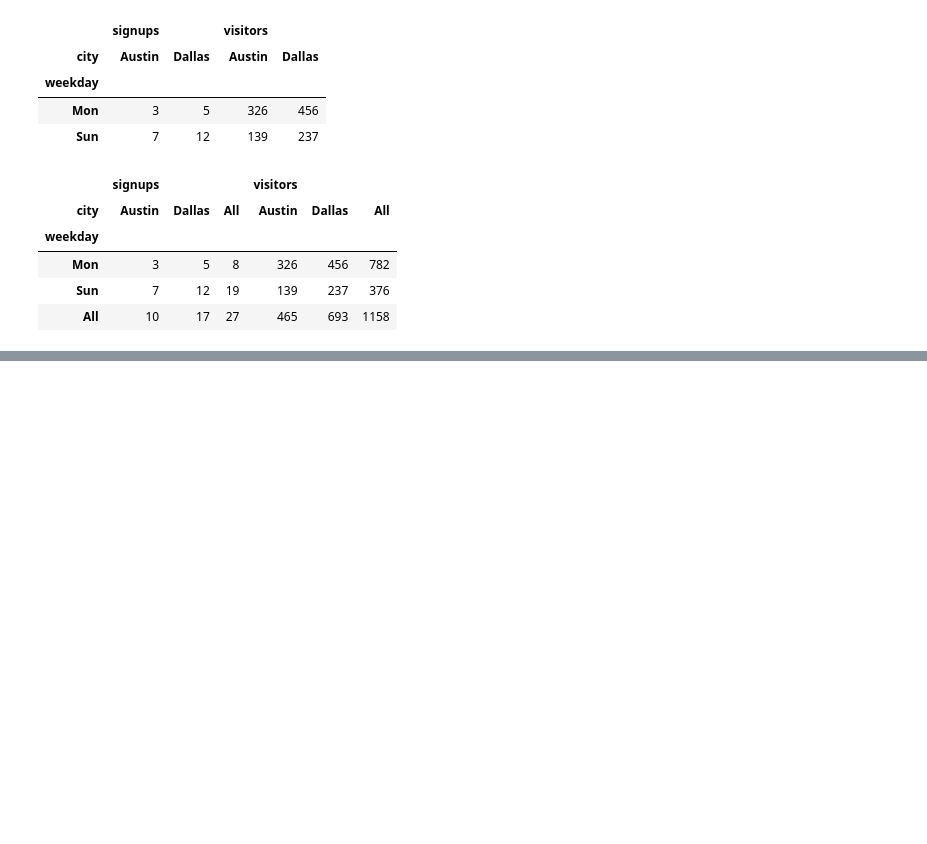
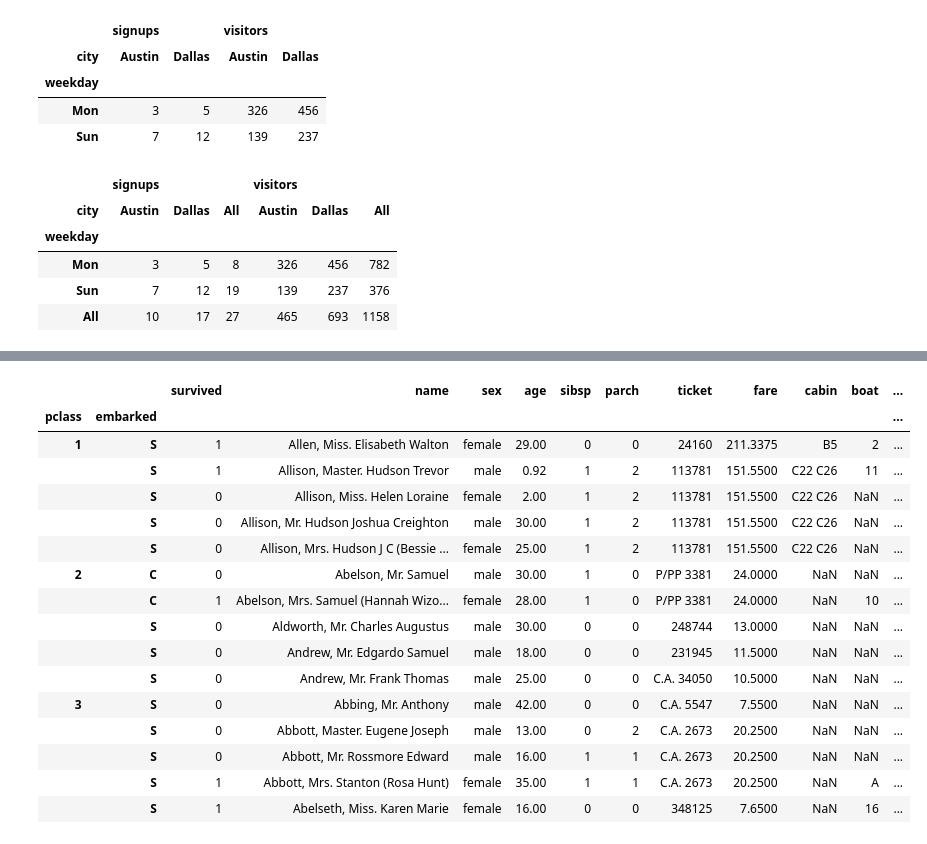
Before and after one commit to SurajKande/python-pandas, a Jupyter notebook: pandas_dataframe_manipulation.ipynb, the cells around one changed output, grey strips where cells are left out. Drawn from its saved outputs; the diff is of its cells as text; code cells hidden in the pictures; blank space fills up the shorter version.

```diff
--- a/pandas_dataframe_manipulation.ipynb
+++ b/pandas_dataframe_manipulation.ipynb
@@ -591,0 +693,2 @@ signups_visitors
+# %%
+titanic_indexed_class_embarked = titanic_data_frame.set_index(['pclass', 'embarked'])
@@ -591,0 +705,22 @@ signups_visitors
+# %%
+by_class = titanic_indexed_class_embarked.groupby(level='pclass')
+# %%
+by_class.head()
+# %% [output]
+|  |  | survived | name | sex | age | sibsp | parch | ticket | fare | cabin | boat | ... |
+| pclass | embarked |  |  |  |  |  |  |  |  |  |  | ... |
+| 1 | S | 1 | Allen, Miss. Elisabeth Walton | female | 29.00 | 0 | 0 | 24160 | 211.3375 | B5 | 2 | ... |
+|  | S | 1 | Allison, Master. Hudson Trevor | male | 0.92 | 1 | 2 | 113781 | 151.5500 | C22 C26 | 11 | ... |
+|  | S | 0 | Allison, Miss. Helen Loraine | female | 2.00 | 1 | 2 | 113781 | 151.5500 | C22 C26 | NaN | ... |
+|  | S | 0 | Allison, Mr. Hudson Joshua Creighton | male | 30.00 | 1 | 2 | 113781 | 151.5500 | C22 C26 | NaN | ... |
+|  | S | 0 | Allison, Mrs. Hudson J C (Bessie ... | female | 25.00 | 1 | 2 | 113781 | 151.5500 | C22 C26 | NaN | ... |
+| 2 | C | 0 | Abelson, Mr. Samuel | male | 30.00 | 1 | 0 | P/PP 3381 | 24.0000 | NaN | NaN | ... |
+|  | C | 1 | Abelson, Mrs. Samuel (Hannah Wizo... | female | 28.00 | 1 | 0 | P/PP 3381 | 24.0000 | NaN | 10 | ... |
+|  | S | 0 | Aldworth, Mr. Charles Augustus | male | 30.00 | 0 | 0 | 248744 | 13.0000 | NaN | NaN | ... |
+|  | S | 0 | Andrew, Mr. Edgardo Samuel | male | 18.00 | 0 | 0 | 231945 | 11.5000 | NaN | NaN | ... |
+|  | S | 0 | Andrew, Mr. Frank Thomas | male | 25.00 | 0 | 0 | C.A. 34050 | 10.5000 | NaN | NaN | ... |
+| 3 | S | 0 | Abbing, Mr. Anthony | male | 42.00 | 0 | 0 | C.A. 5547 | 7.5500 | NaN | NaN | ... |
+|  | S | 0 | Abbott, Master. Eugene Joseph | male | 13.00 | 0 | 2 | C.A. 2673 | 20.2500 | NaN | NaN | ... |
+|  | S | 0 | Abbott, Mr. Rossmore Edward | male | 16.00 | 1 | 1 | C.A. 2673 | 20.2500 | NaN | NaN | ... |
+|  | S | 1 | Abbott, Mrs. Stanton (Rosa Hunt) | female | 35.00 | 1 | 1 | C.A. 2673 | 20.2500 | NaN | A | ... |
+|  | S | 1 | Abelseth, Miss. Karen Marie | female | 16.00 | 0 | 0 | 348125 | 7.6500 | NaN | 16 | ... |
```
Also changed, not shown: parts of 30 cells of this notebook.
